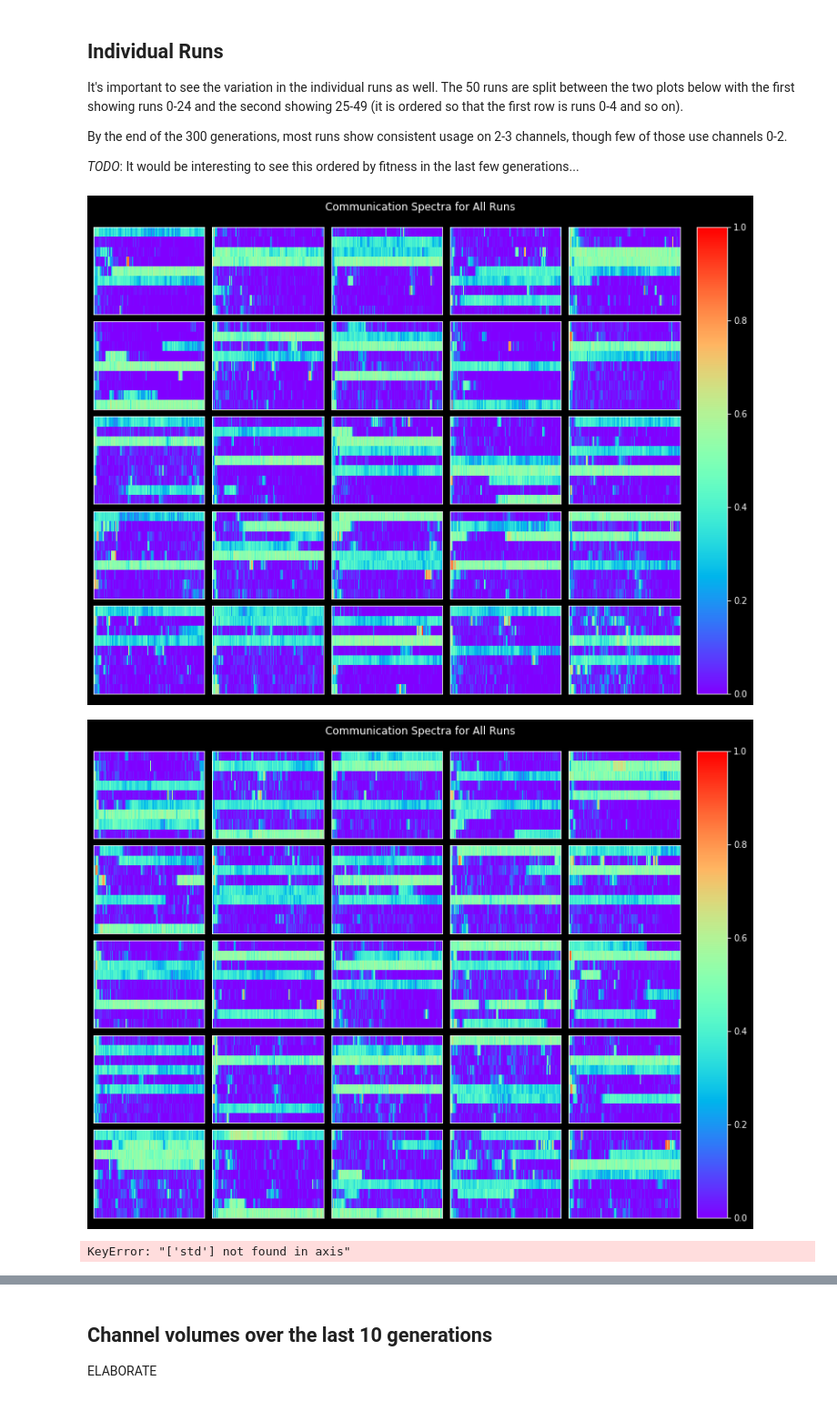
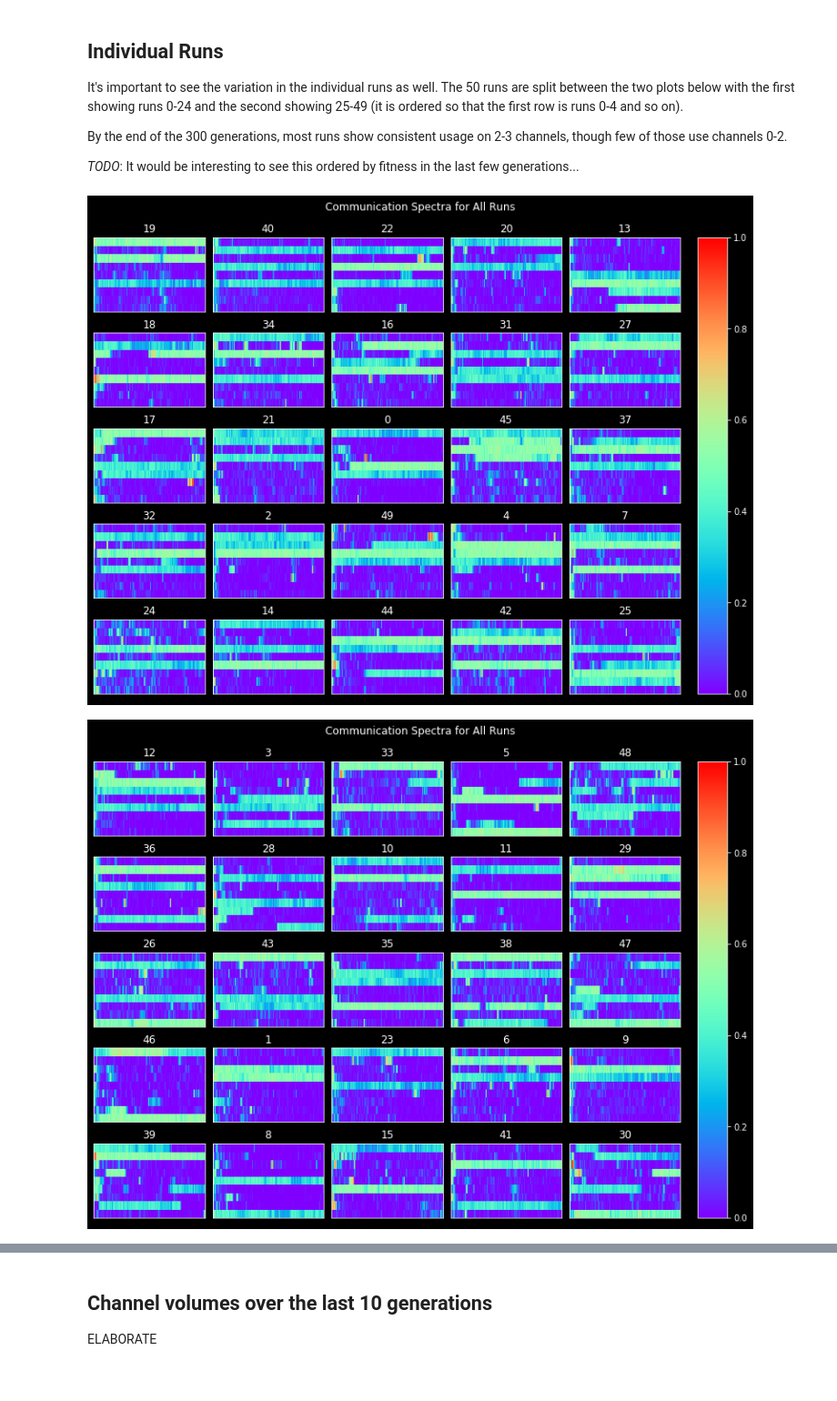
Before and after one commit to dkadish/EvolvingSonicNiches, a Jupyter notebook: runs/300_generations_noise_on_0-2.ipynb, the cells around one changed output, grey strips where cells are left out. Shown at 91% size. Cells and saved outputs as stored; diff of their text form; code cells hidden in the pictures.

Commit message:
Notebooks, fix data

```diff
--- a/runs/300_generations_noise_on_0-2.ipynb
+++ b/runs/300_generations_noise_on_0-2.ipynb
@@ -46,6 +51,13 @@ subspecies = pd.read_parquet(os.path.join(directory, 'subspecies.parquet'))
 fitness = pd.read_parquet(os.path.join(directory, 'fitness.parquet'))
 individuals = pd.read_parquet(os.path.join(directory, 'individuals.parquet'))
 visualize.dataframe.plot_spectrum(spectra, vmin=0.0, vmax=1.0, view=True, filename=None)
+
+last_10_species = specific_generation_over_runs(range(289,299), data=species)
+run_role_fitness = last_10_species.groupby(['run','role'])['fitness'].mean()
+run_fitness = run_role_fitness.groupby('run').mean()
+
+spectra_ob_fitness = spectra.join(run_fitness).sort_values(['fitness','generation'], ascending=[False, True])
+spectra_ob_fitness = spectra_ob_fitness.drop(columns='fitness')
 # %% [output]
 [figure]
 # %% [markdown]
@@ -59,12 +71,10 @@ By the end of the 300 generations, most runs show consistent usage on 2-3 channe
 
 *TODO*: It would be interesting to see this ordered by fitness in the last few generations...
 # %%
-visualize.dataframe.plot_run_spectra(spectra, vmin=0.0, vmax=1.0, view=True, filename=None, shape=(5, 5))
+visualize.dataframe.plot_run_spectra(spectra_ob_fitness, vmin=0.0, vmax=1.0, view=True, filename=None, shape=(5, 5), numbering=True)
 
-visualize.dataframe.plot_run_spectra(spectra.loc[25:], vmin=0.0, vmax=1.0, view=True, filename=None, shape=(5, 5))
-
-visualize.dataframe.plot_species_fitness(fitness, species=0, role='sender', view=True, filename=None)
+last_25 = spectra_ob_fitness.loc[spectra_ob_fitness.index.get_level_values('run').unique()[25:]]
+visualize.dataframe.plot_run_spectra(last_25, vmin=0.0, vmax=1.0, view=True, filename=None, shape=(5, 5), numbering=True)
 # %% [output]
-[figure, old version]
+[figure, new version]
-[figure, old version]
+[figure, new version]
-KeyError: "['std'] not found in axis"
```
Also changed, not shown: parts of 6 cells of this notebook, 7 other files.
